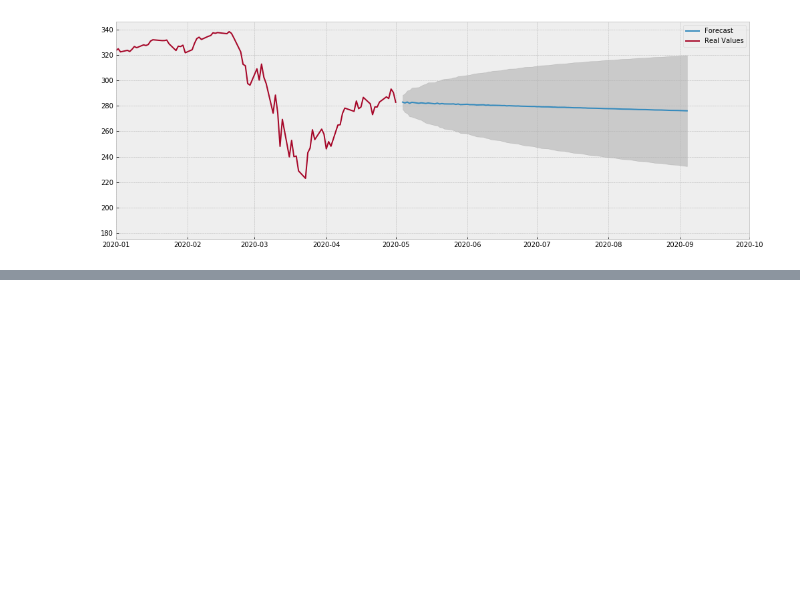
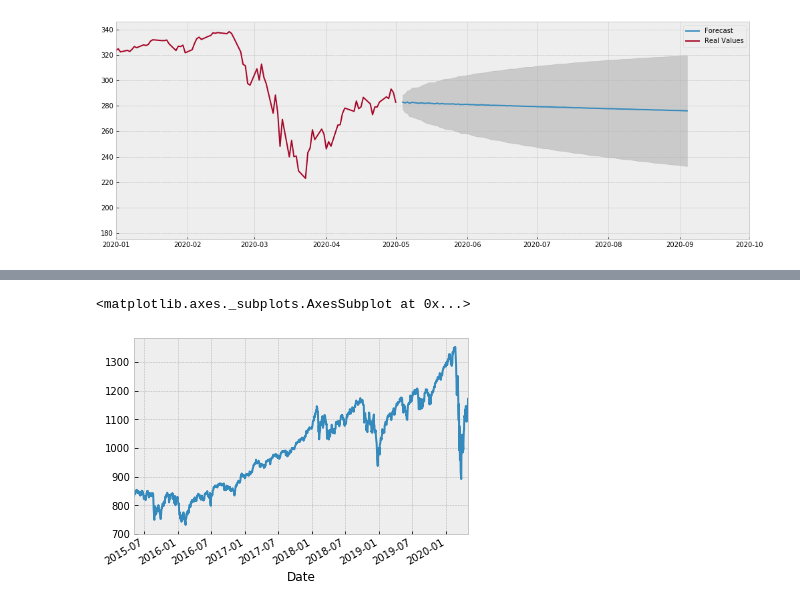
Before and after one commit to marcosan93/Price-Forecaster, a Jupyter notebook: ARMA-Stock-Model.ipynb, the cells around one changed output, grey strips where cells are left out. Drawn from its saved outputs; the diff is of its cells as text; code cells hidden in the pictures; blank space fills up the shorter version.

Commit message:
added calculations for returns

```diff
--- a/ARMA-Stock-Model.ipynb
+++ b/ARMA-Stock-Model.ipynb
@@ -349,0 +353,2 @@ plt.show()
+# %%
+df.rename(columns={0:'Close'}, inplace=True)
@@ -349,0 +362,2 @@ plt.show()
+# %%
+df['DailyReturns'] = df.pct_change()
@@ -349,0 +386,17 @@ plt.show()
+# %%
+cash = 1000
+
+balance = []
+
+for i in range(len(df.Close)):
+    if i == 0:
+        balance.append(df.Close[i] * (cash // df.Close[i]))
+    else:
+        balance.append((df.DailyReturns[i]+1) * balance[i-1])
+# %%
+df['CashBalance'] = balance
+# %%
+df.CashBalance.plot()
+# %% [output]
+<matplotlib.axes._subplots.AxesSubplot at 0x...>
+[figure, added]
```
Also changed, not shown: parts of 5 cells of this notebook.
